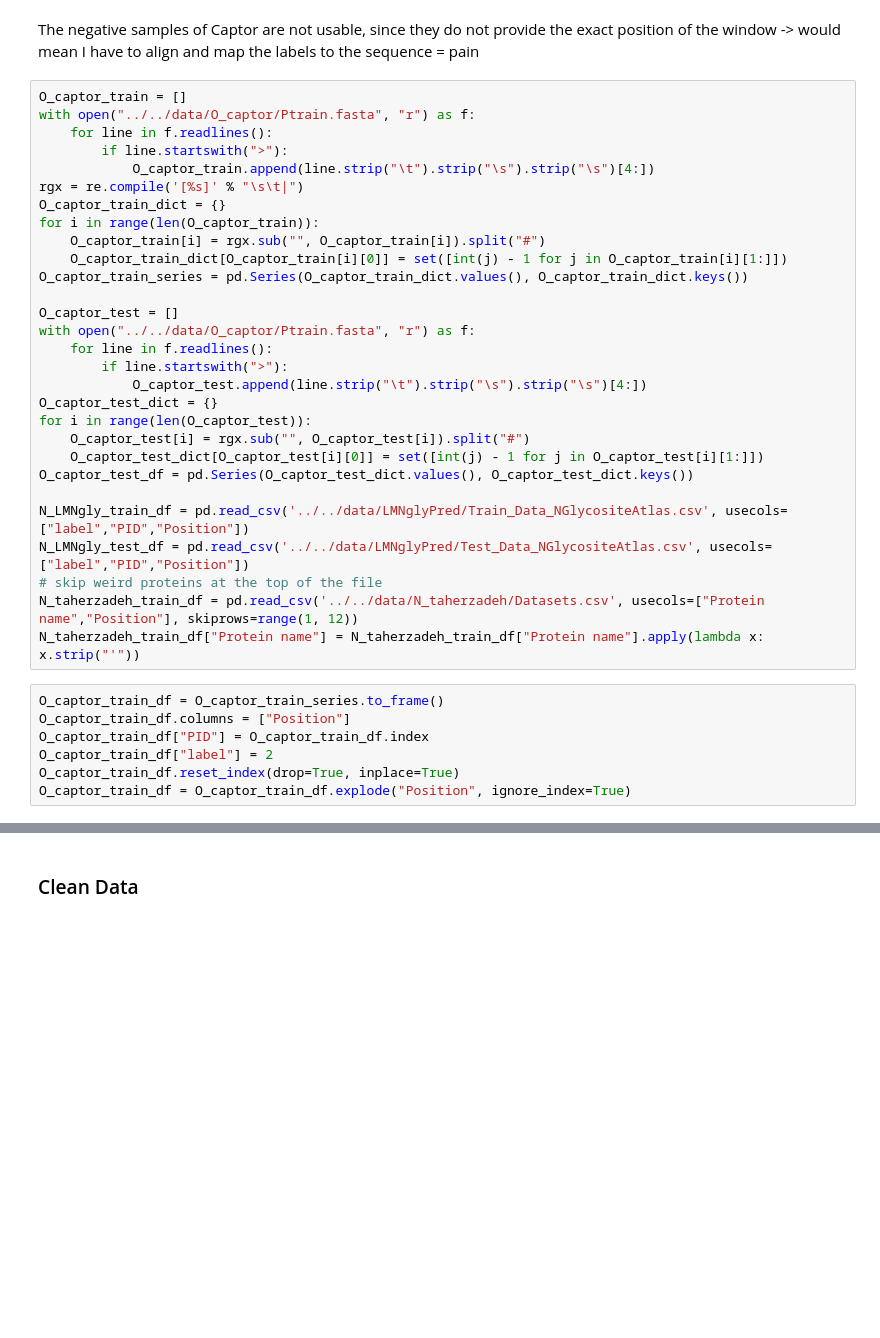
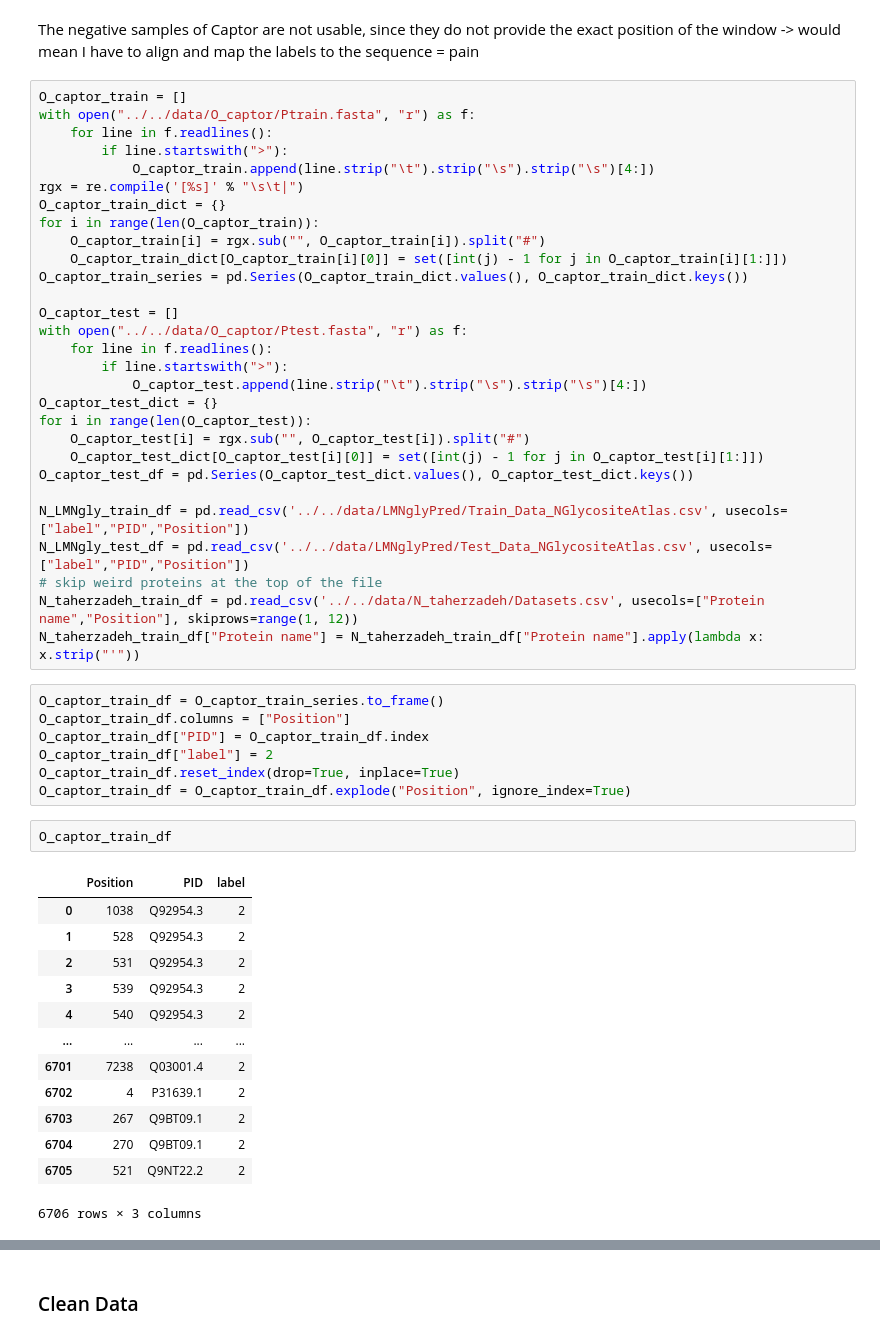
Before and after one commit to CallMeMisterOwl/protein_properties, a Jupyter notebook: src/data/merge_glyco_data.ipynb, the cells around one changed output, grey strips where cells are left out. Drawn from its saved outputs; the diff is of its cells as text; blank space fills up the shorter version.

```diff
--- a/src/data/merge_glyco_data.ipynb
+++ b/src/data/merge_glyco_data.ipynb
@@ -45,7 +45,7 @@ for i in range(len(O_captor_train)):
 O_captor_train_series = pd.Series(O_captor_train_dict.values(), O_captor_train_dict.keys())
 
 O_captor_test = []
-with open("../../data/O_captor/Ptrain.fasta", "r") as f:
+with open("../../data/O_captor/Ptest.fasta", "r") as f:
     for line in f.readlines():
         if line.startswith(">"):
             O_captor_test.append(line.strip("\t").strip("\s").strip("\s")[4:])
@@ -67,6 +67,22 @@ O_captor_train_df["PID"] = O_captor_train_df.index
 O_captor_train_df["label"] = 2
 O_captor_train_df.reset_index(drop=True, inplace=True)
 O_captor_train_df = O_captor_train_df.explode("Position", ignore_index=True)
+# %%
+O_captor_train_df
+# %% [output]
+|  | Position | PID | label |
+| 0 | 1038 | Q92954.3 | 2 |
+| 1 | 528 | Q92954.3 | 2 |
+| 2 | 531 | Q92954.3 | 2 |
+| 3 | 539 | Q92954.3 | 2 |
+| 4 | 540 | Q92954.3 | 2 |
+| ... | ... | ... | ... |
+| 6701 | 7238 | Q03001.4 | 2 |
+| 6702 | 4 | P31639.1 | 2 |
+| 6703 | 267 | Q9BT09.1 | 2 |
+| 6704 | 270 | Q9BT09.1 | 2 |
+| 6705 | 521 | Q9NT22.2 | 2 |
+6706 rows × 3 columns
 # %%
 N_taherzadeh_train_df["label"] = 1
 N_taherzadeh_train_df.columns = ["PID", "Position", "label"]
```
Also changed, not shown: parts of 21 cells of this notebook, 6 other files.
